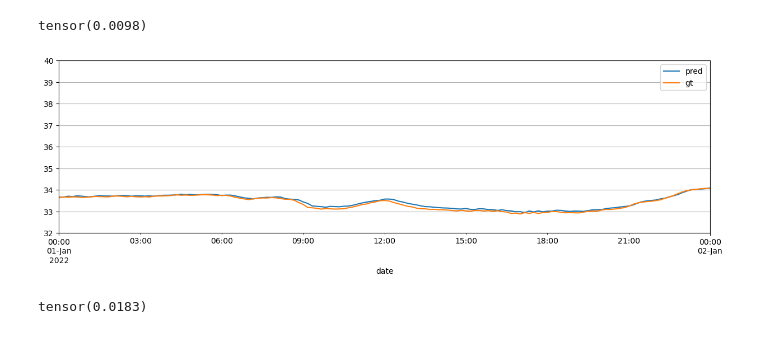
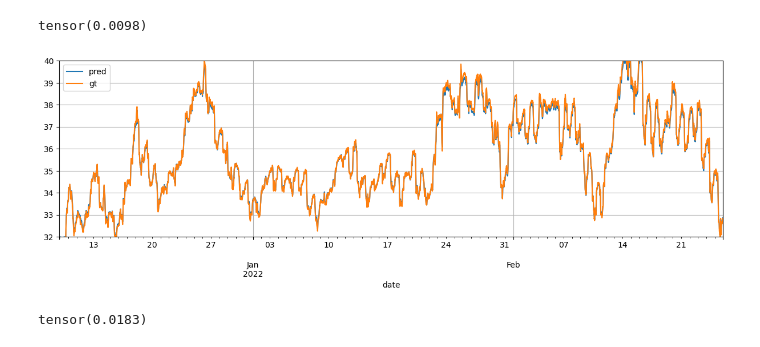
Before and after one commit to xsjk/ART1425-Project, a Jupyter notebook: eval-simulation.ipynb, the cells around one changed output. Cells and saved outputs as stored; diff of their text form; code cells hidden in the pictures.

```diff
--- a/eval-simulation.ipynb
+++ b/eval-simulation.ipynb
@@ -22,19 +22,19 @@ def plot(pred, gt, xlim=None, ylim=(20, 40)):
 # %%
 sec_back_t_model = simulation.MLPModel.load_from_checkpoint('lightning_logs/split.sec_back_t/checkpoints/epoch=816-step=90687.ckpt')
 
 sec_back_t_model.eval()
 with torch.no_grad():
     sec_back_t_pred = sec_back_t_model(preprocess.X_sec_back_t.to(sec_back_t_model.device)).cpu().squeeze()
 
 plot(
     sec_back_t_pred,
     preprocess.y_sec_back_t,
-    xlim=('2022-1-1', '2022-1-2'),
+    # xlim=('2022-1-1', '2022-1-2'),
     ylim=(32, 40)
 )
 # %% [output]
 tensor(0.0098)
-[figure, old version]
+[figure, new version]
 # %%
 indoor_model = simulation.MLPModel.load_from_checkpoint('lightning_logs/split.indoor/checkpoints/epoch=814-step=90465.ckpt')
 
```
Also changed, not shown: parts of 2 cells of this notebook, 2 other files.
